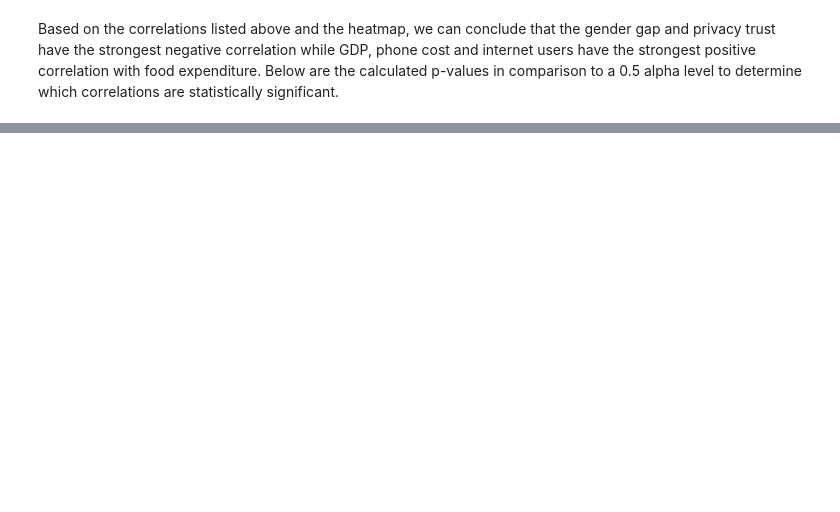
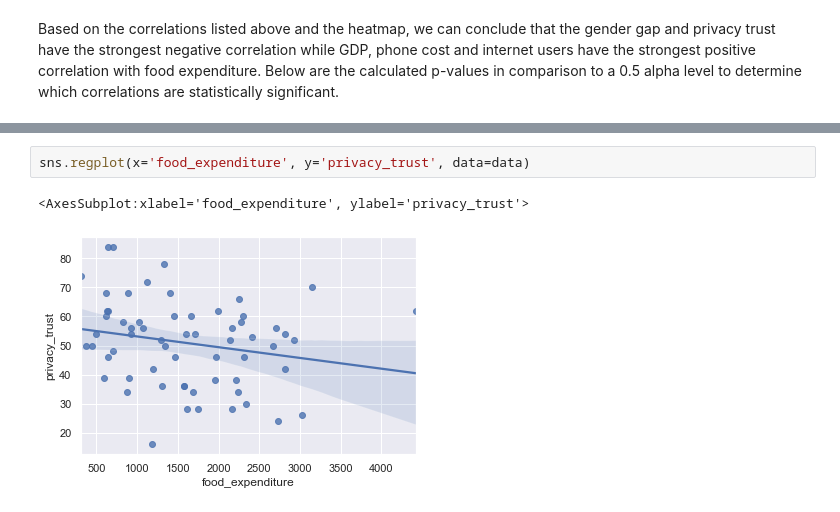
Before and after one commit to tklausner/info2950-project, a Jupyter notebook: INFO2950_Project.ipynb, the cells around one changed output, grey strips where cells are left out. Saved outputs shown, nothing was run; the diff lists cells and outputs as text; blank space fills up the shorter version.

```diff
--- a/INFO2950_Project.ipynb
+++ b/INFO2950_Project.ipynb
@@ -433,0 +502,5 @@ we reject null hypothesis
+# %%
+sns.regplot(x='food_expenditure', y='privacy_trust', data=data)
+# %% [output]
+<AxesSubplot:xlabel='food_expenditure', ylabel='privacy_trust'>
+[figure, added]
```
Also changed, not shown: parts of 18 cells of this notebook.
